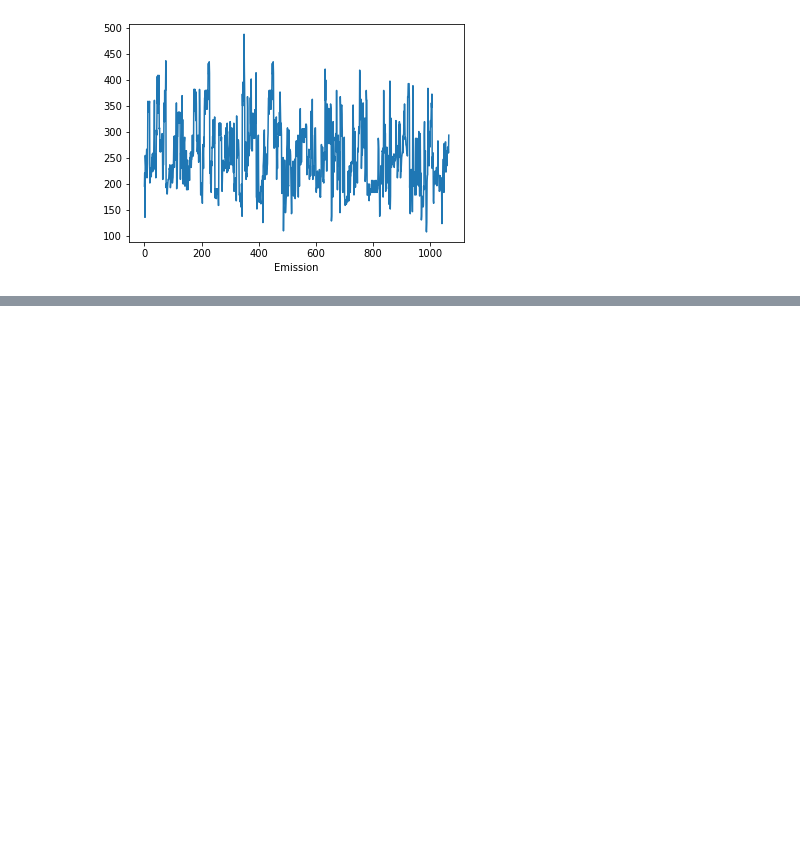
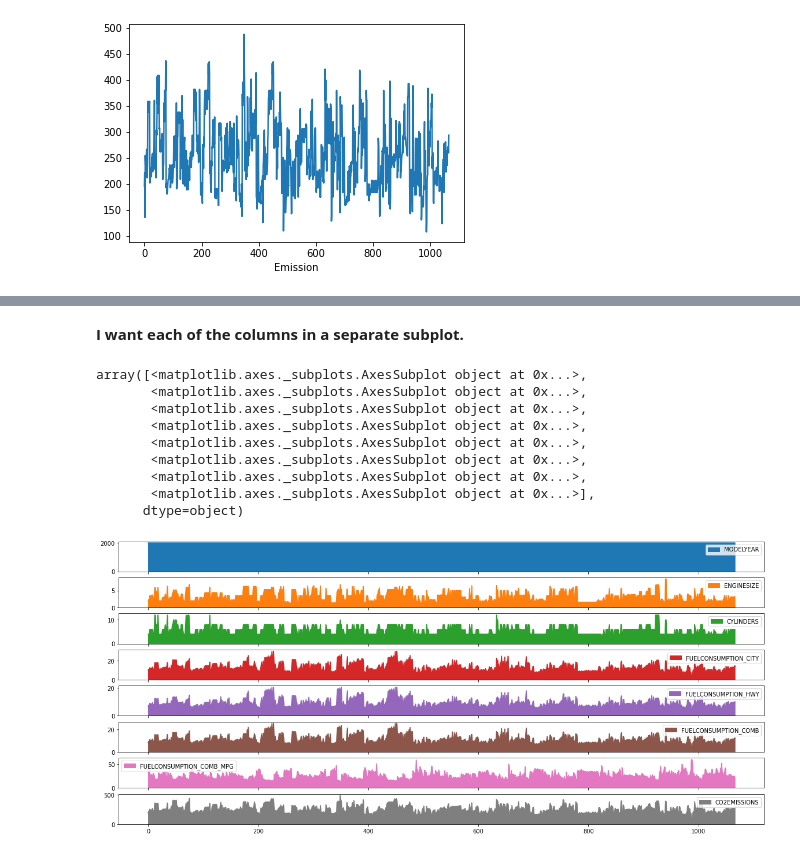
Before and after one commit to Lotfullah21/PyLibraries, a Jupyter notebook: Pandas_Plotting.ipynb, the cells around one changed output, grey strips where cells are left out. Saved outputs shown, nothing was run; the diff lists cells and outputs as text; code cells hidden in the pictures; blank space fills up the shorter version.

```diff
--- a/Pandas_Plotting.ipynb
+++ b/Pandas_Plotting.ipynb
@@ -100,0 +112,15 @@ Text(0.5, 0, 'Emission')
+# %% [markdown]
+**I want each of the columns in a separate subplot.**
+# %%
+df.plot.area(figsize=(20, 9), subplots=True)
+# %% [output]
+array([<matplotlib.axes._subplots.AxesSubplot object at 0x...>,
+       <matplotlib.axes._subplots.AxesSubplot object at 0x...>,
+       <matplotlib.axes._subplots.AxesSubplot object at 0x...>,
+       <matplotlib.axes._subplots.AxesSubplot object at 0x...>,
+       <matplotlib.axes._subplots.AxesSubplot object at 0x...>,
+       <matplotlib.axes._subplots.AxesSubplot object at 0x...>,
+       <matplotlib.axes._subplots.AxesSubplot object at 0x...>,
+       <matplotlib.axes._subplots.AxesSubplot object at 0x...>],
+      dtype=object)
+[figure, added]
```
Also changed, not shown: parts of 3 cells of this notebook.
